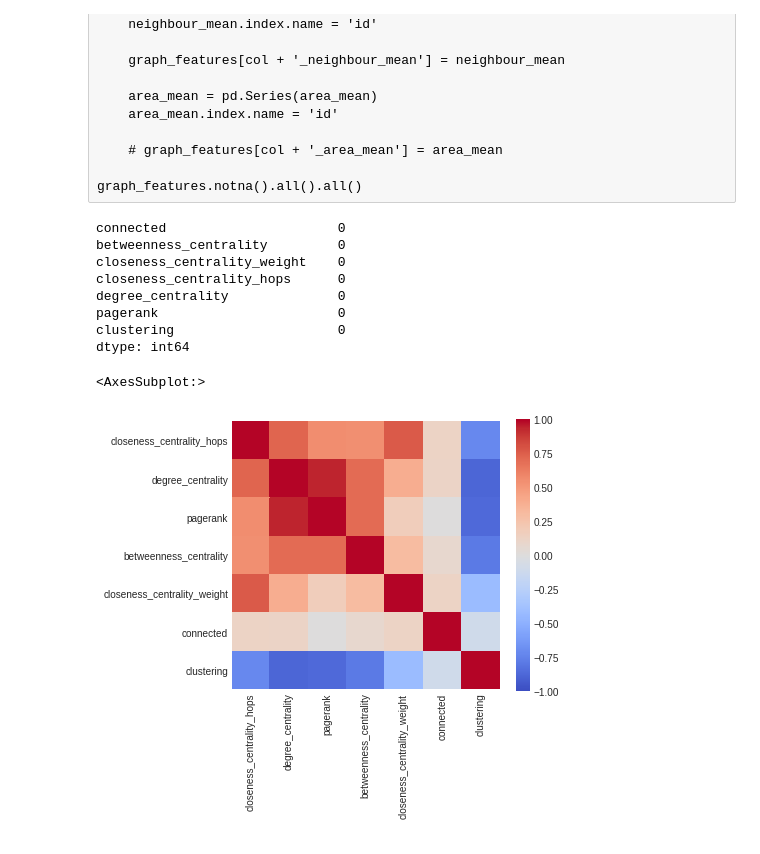
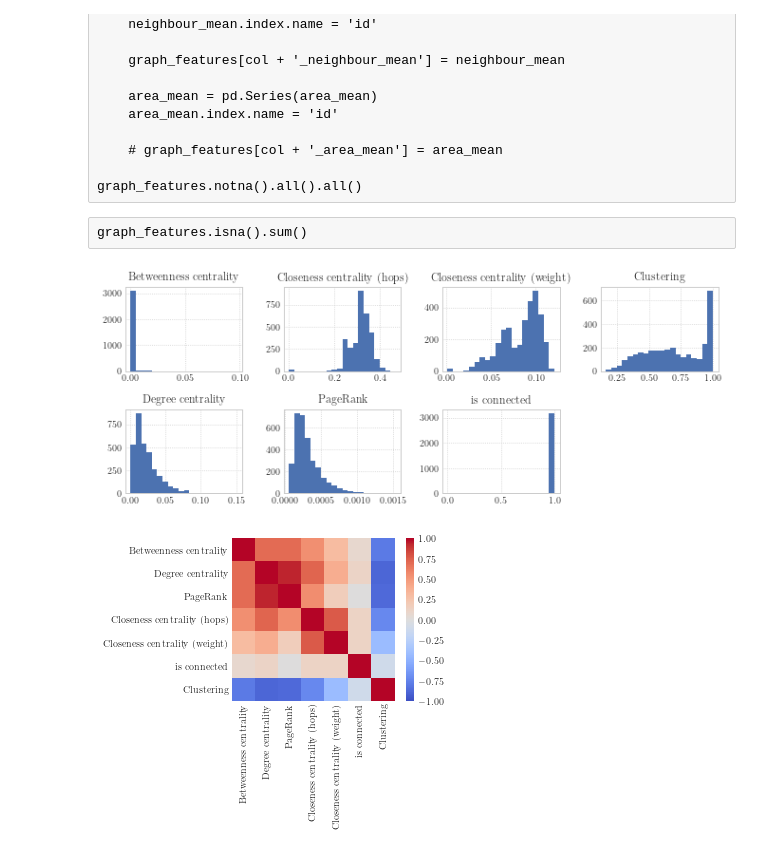
Before and after one commit to AlgoMathITMO/public-transport-network, a Jupyter notebook: pipeline/5_supernode-features.ipynb, the cells around one changed output. Saved outputs shown, nothing was run; the diff lists cells and outputs as text; code cells hidden in the pictures.

```diff
--- a/pipeline/5_supernode-features.ipynb
+++ b/pipeline/5_supernode-features.ipynb
@@ -30,14 +30,15 @@ from matplotlib import pyplot as plt
 from myutils.spatial import get_earth_distances
 from myutils.stats import corrcoef
 from myutils.json import save_json, load_json
+from myutils.matplotlib import matplotlib_latex, matplotlib_seaborn_style
 
 from ptn.parallel_centralities import betweenness_centrality_parallel, \
     shortest_path_lengths_parallel, closeness_centrality_parallel
 from config import supernode_attributes_fpath, edges_pspace_fpath, supernodes_fpath, \
     infrastructure_features_fpath, graph_features_fpath
 
-plt.style.use('seaborn-whitegrid')
-plt.rcParams['axes.prop_cycle'] = plt.cycler(color=sns.color_palette('deep'))
+matplotlib_seaborn_style()
+matplotlib_latex()
 # %%
 supernode_attributes = pd.read_json(supernode_attributes_fpath).set_index('id')
 
@@ -318,0 +347,4 @@ True
+# %%
+graph_features = pd.read_json(graph_features_fpath, encoding='utf-8').set_index('id')
+
+graph_features.head(2)
@@ -358,23 +395,36 @@ for col in list(graph_features.columns):
     # graph_features[col + '_area_mean'] = area_mean
 
 graph_features.notna().all().all()
-# %%
-graph_features.isna().sum()
-# %% [output]
-connected                      0
-betweenness_centrality         0
-closeness_centrality_weight    0
-closeness_centrality_hops      0
-degree_centrality              0
-pagerank                       0
-clustering                     0
-dtype: int64
+# %% [raw]
+graph_features.isna().sum()
+# %%
+n_features = graph_features.shape[1]
+
+ncols = 4
+nrows = n_features // ncols + int(n_features % ncols > 0)
+
+fig, axes = plt.subplots(nrows=nrows, ncols=ncols)
+fig.set_size_inches(2.8 * ncols, 2 * nrows)
+fig.subplots_adjust(wspace=0.35, hspace=0.45)
+axes = axes.flatten()
+
+for col, ax in zip(graph_features.columns, axes):
+    graph_features[col].hist(ax=ax, bins=20)
+    ax.set_title(col)
+
+for i in range(n_features, len(axes)):
+    axes[i].axis('off')
+
+plt.savefig('../figures/graph_feature_hists.pdf', transparent=True, bbox_inches='tight')
+# %% [output]
+[figure, added]
 # %%
-plt.figure(figsize=(6, 5))
+plt.figure(figsize=(4, 3))
 
 corr = corrcoef(graph_features, method='spearman').fillna(0)
 
 sns.heatmap(corr, square=True, vmin=-1, cmap='coolwarm')
+
+plt.savefig('../figures/graph_features_corr.pdf', transparent=True, bbox_inches='tight')
 # %% [output]
-<AxesSubplot:>
-[figure, old version]
+[figure, new version]
```
Also changed, not shown: parts of 26 cells of this notebook, 35 other files.
